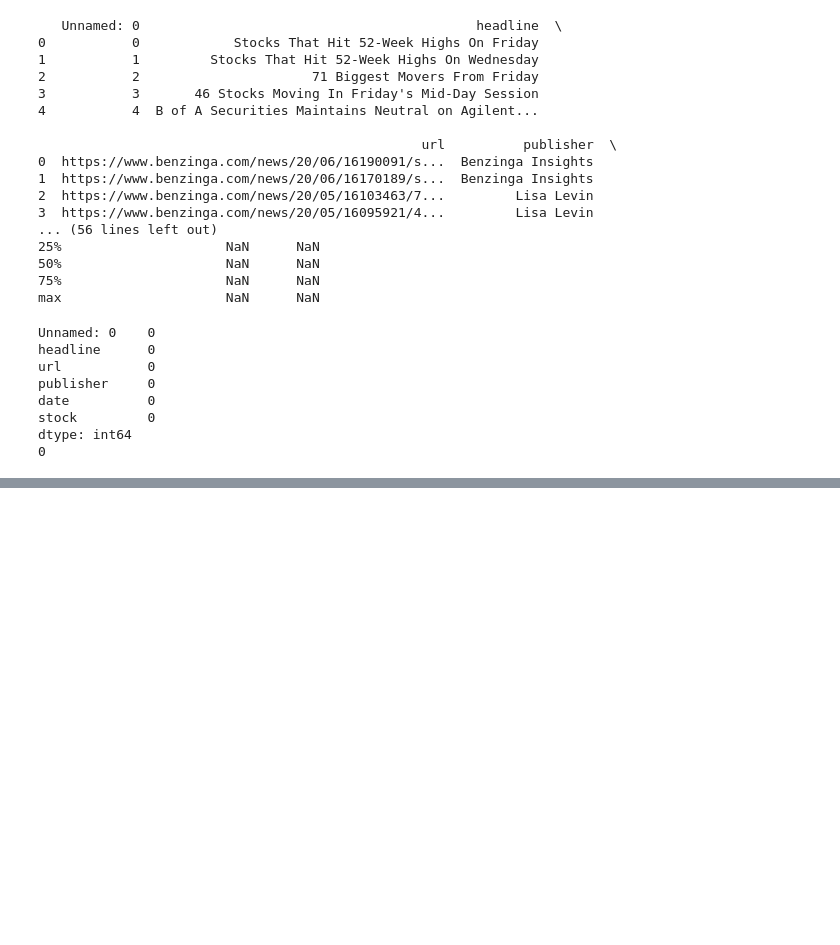
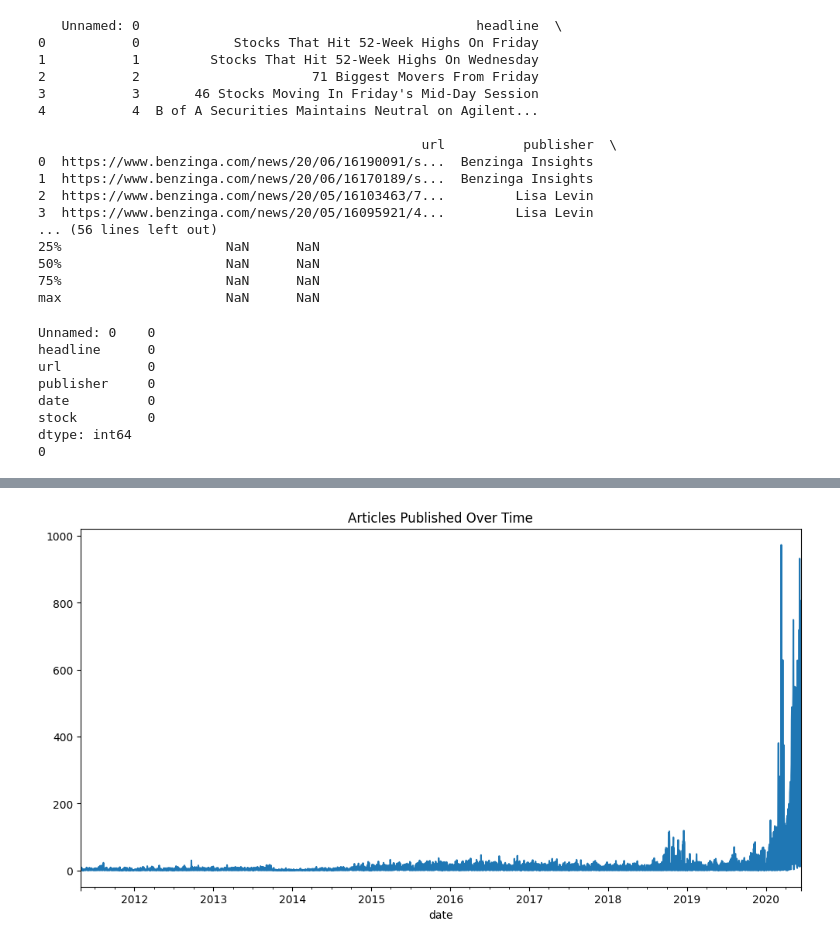
Before and after one commit to SaraFedlu/FinNews-Sentiment-Stock-Correlation-Analysis, a Jupyter notebook: notebooks/eda.ipynb, the cells around one changed output, grey strips where cells are left out. Saved outputs shown, nothing was run; the diff lists cells and outputs as text; code cells hidden in the pictures; blank space fills up the shorter version.

```diff
--- a/notebooks/eda.ipynb
+++ b/notebooks/eda.ipynb
@@ -50,0 +101,6 @@ df.dropna(subset=['headline', 'date', 'stock'], inplace=True)
+# %%
+df.set_index('date')['headline'].resample('D').count().plot(figsize=(12, 6))
+plt.title('Articles Published Over Time')
+plt.show()
+# %% [output]
+[figure, added]
```
Also changed, not shown: parts of 12 cells of this notebook.
